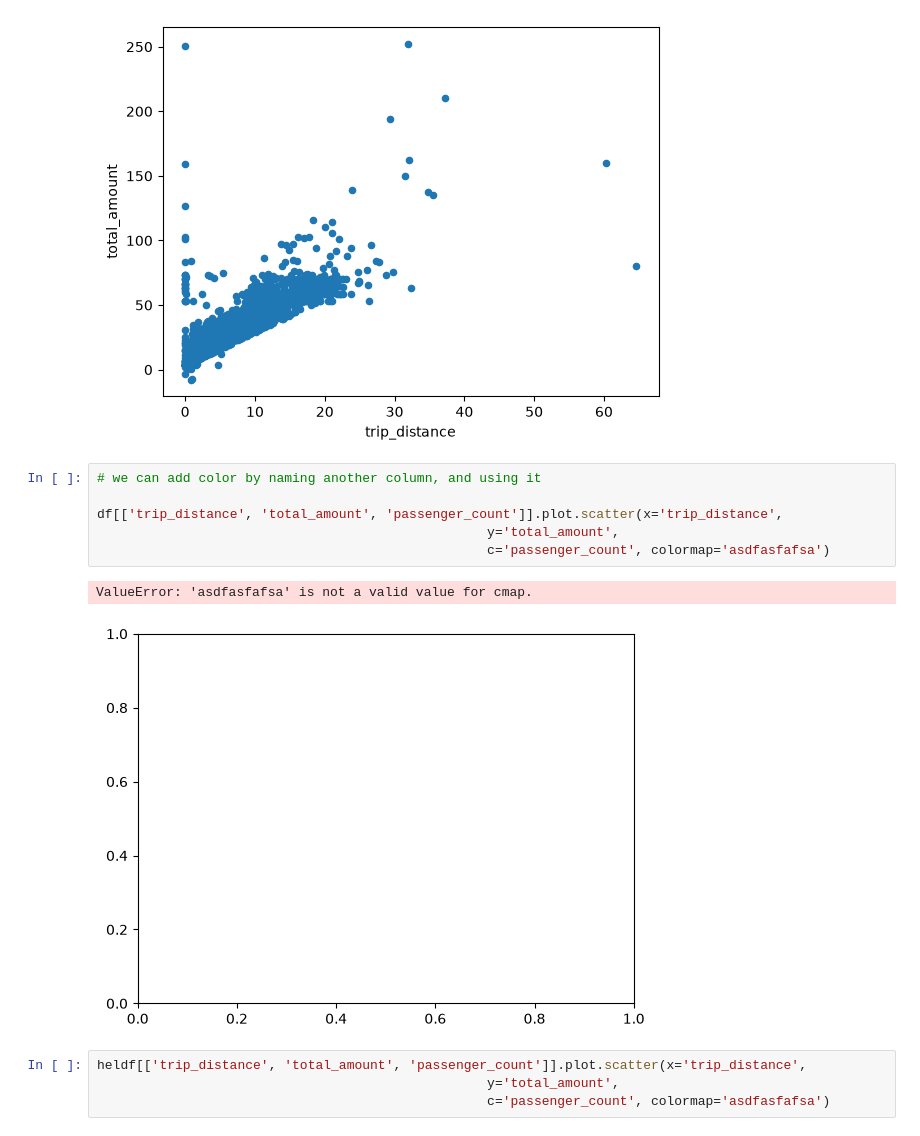
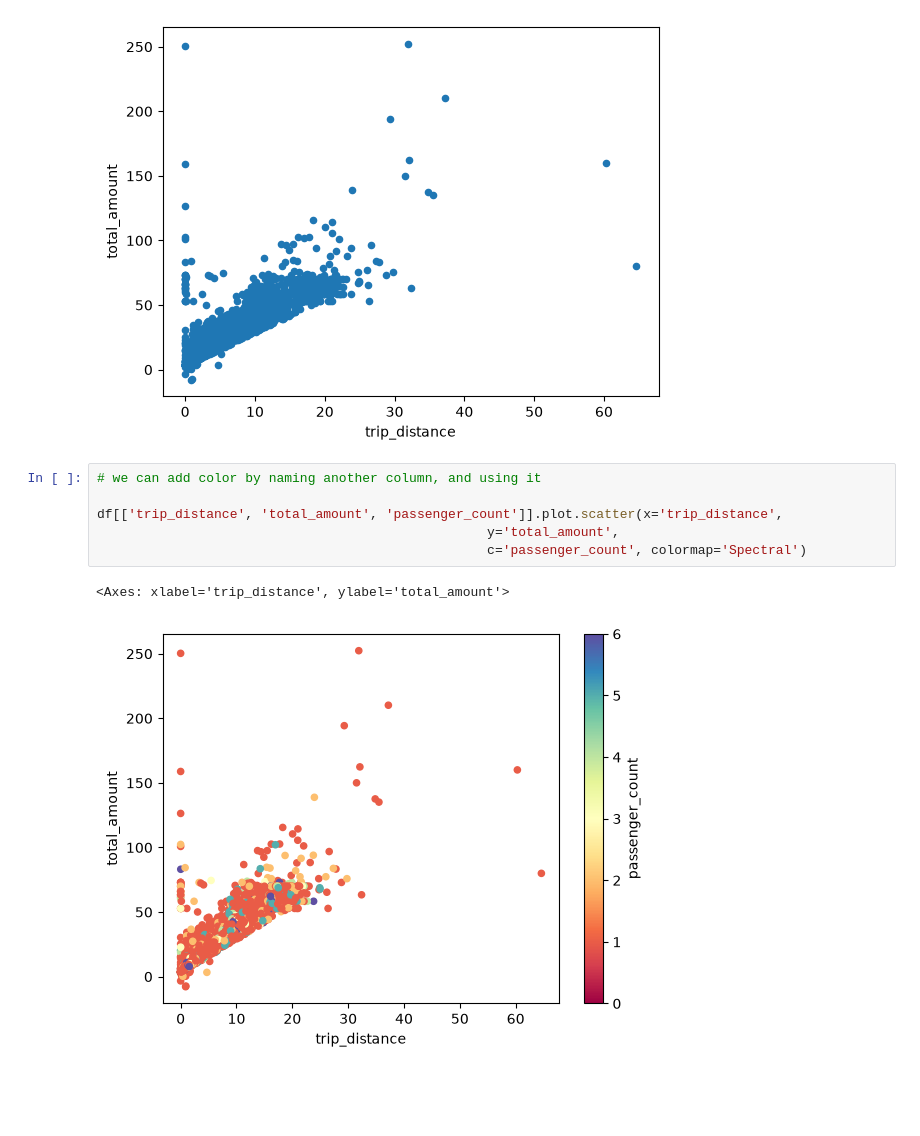
Before and after one commit to reuven/BDTMSD-Python-2026-07, a Jupyter notebook: BDTMSD-Python-2026-10-09.ipynb, the cells around one changed output. Drawn from its saved outputs; the diff is of its cells as text; blank space fills up the shorter version.

```diff
--- a/BDTMSD-Python-2026-10-09.ipynb
+++ b/BDTMSD-Python-2026-10-09.ipynb
@@ -597,13 +597,9 @@ df[['trip_distance', 'total_amount']].plot.scatter(x='trip_distance',
 # %%
 # we can add color by naming another column, and using it
 
 df[['trip_distance', 'total_amount', 'passenger_count']].plot.scatter(x='trip_distance',
                                                   y='total_amount',
-                                                  c='passenger_count', colormap='asdfasfafsa')
+                                                  c='passenger_count', colormap='Spectral')
 # %% [output]
-ValueError: 'asdfasfafsa' is not a valid value for cmap.
+<Axes: xlabel='trip_distance', ylabel='total_amount'>
-[figure, old version]
+[figure, new version]
-# %%
-heldf[['trip_distance', 'total_amount', 'passenger_count']].plot.scatter(x='trip_distance',
-                                                  y='total_amount',
-                                                  c='passenger_count', colormap='asdfasfafsa')
```
